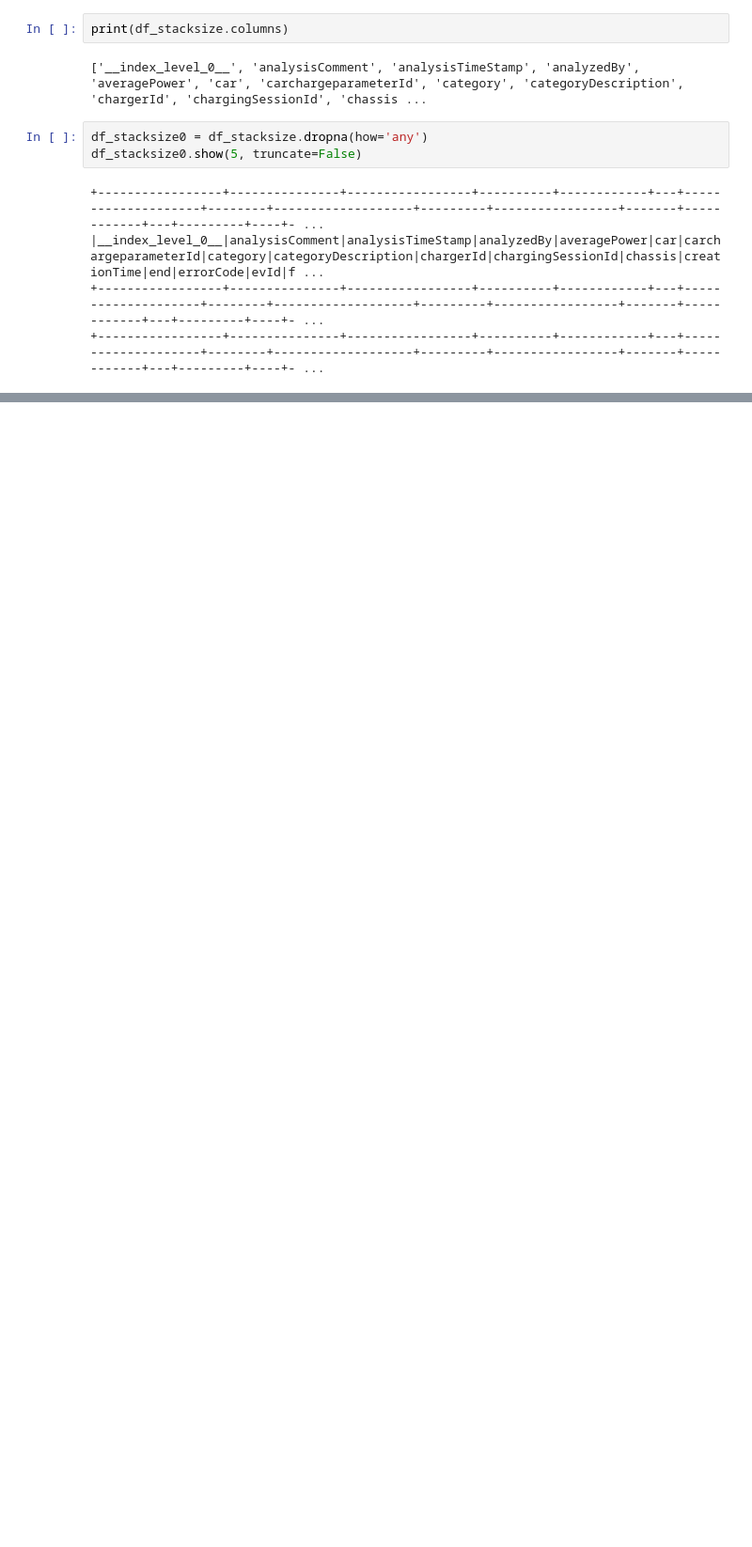
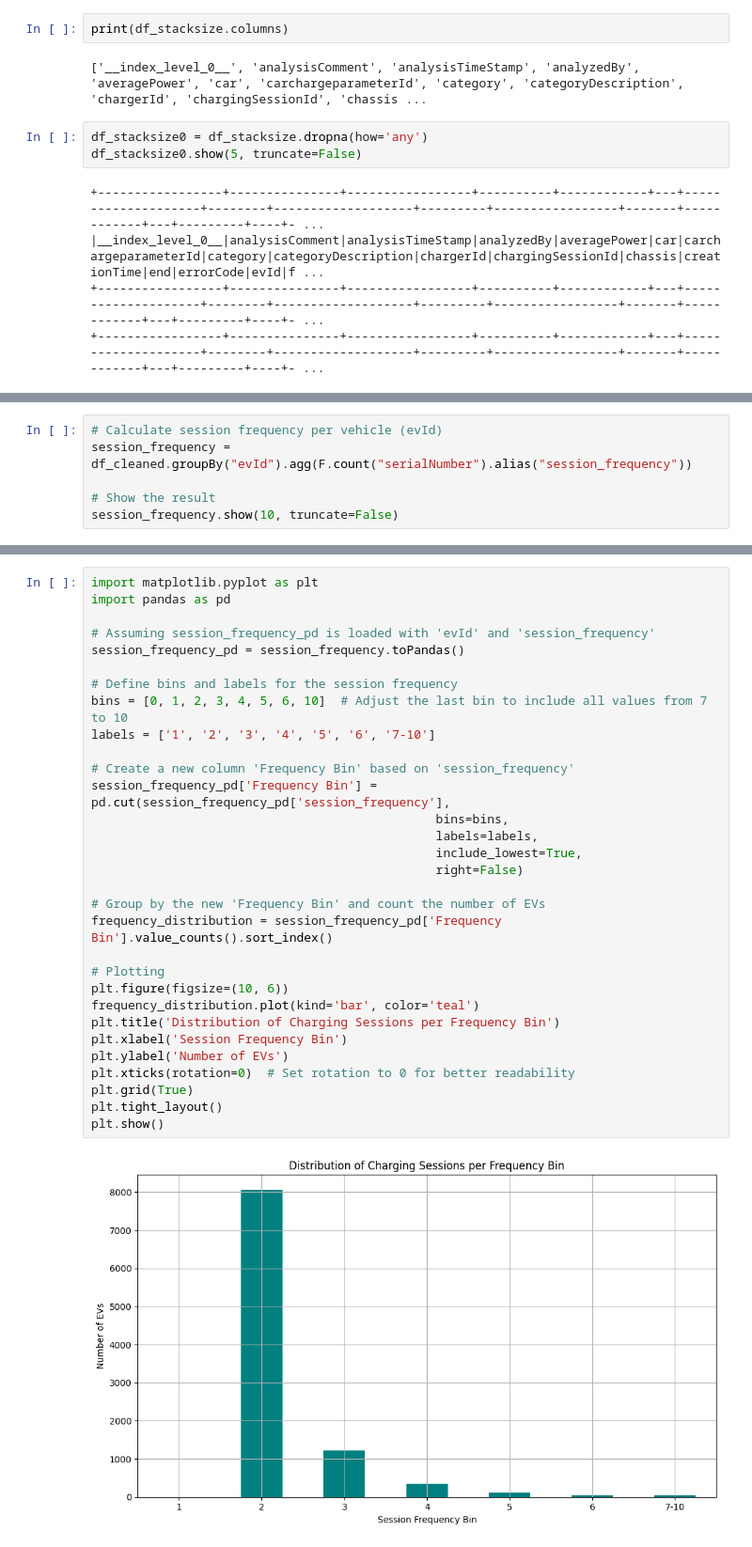
Before and after one commit to trangdtk-vnu/charging_stations, a Jupyter notebook: parquet.ipynb, the cells around one changed output, grey strips where cells are left out. Shown at 94% size. Cells and saved outputs as stored; diff of their text form; blank space fills up the shorter version.

```diff
--- a/parquet.ipynb
+++ b/parquet.ipynb
@@ -283,0 +353,6 @@ only showing top 20 rows
+# %%
+# Calculate session frequency per vehicle (evId)
+session_frequency = df_cleaned.groupBy("evId").agg(F.count("serialNumber").alias("session_frequency"))
+
+# Show the result
+session_frequency.show(10, truncate=False)
@@ -283,0 +375,33 @@ only showing top 20 rows
+# %%
+import matplotlib.pyplot as plt
+import pandas as pd
+
+# Assuming session_frequency_pd is loaded with 'evId' and 'session_frequency'
+session_frequency_pd = session_frequency.toPandas()
+
+# Define bins and labels for the session frequency
+bins = [0, 1, 2, 3, 4, 5, 6, 10]  # Adjust the last bin to include all values from 7 to 10
+labels = ['1', '2', '3', '4', '5', '6', '7-10']
+
+# Create a new column 'Frequency Bin' based on 'session_frequency'
+session_frequency_pd['Frequency Bin'] = pd.cut(session_frequency_pd['session_frequency'],
+                                               bins=bins,
+                                               labels=labels,
+                                               include_lowest=True,
+                                               right=False)
+
+# Group by the new 'Frequency Bin' and count the number of EVs
+frequency_distribution = session_frequency_pd['Frequency Bin'].value_counts().sort_index()
+
+# Plotting
+plt.figure(figsize=(10, 6))
+frequency_distribution.plot(kind='bar', color='teal')
+plt.title('Distribution of Charging Sessions per Frequency Bin')
+plt.xlabel('Session Frequency Bin')
+plt.ylabel('Number of EVs')
+plt.xticks(rotation=0)  # Set rotation to 0 for better readability
+plt.grid(True)
+plt.tight_layout()
+plt.show()
+# %% [output]
+[figure, added]
```
Also changed, not shown: parts of 20 cells of this notebook.
